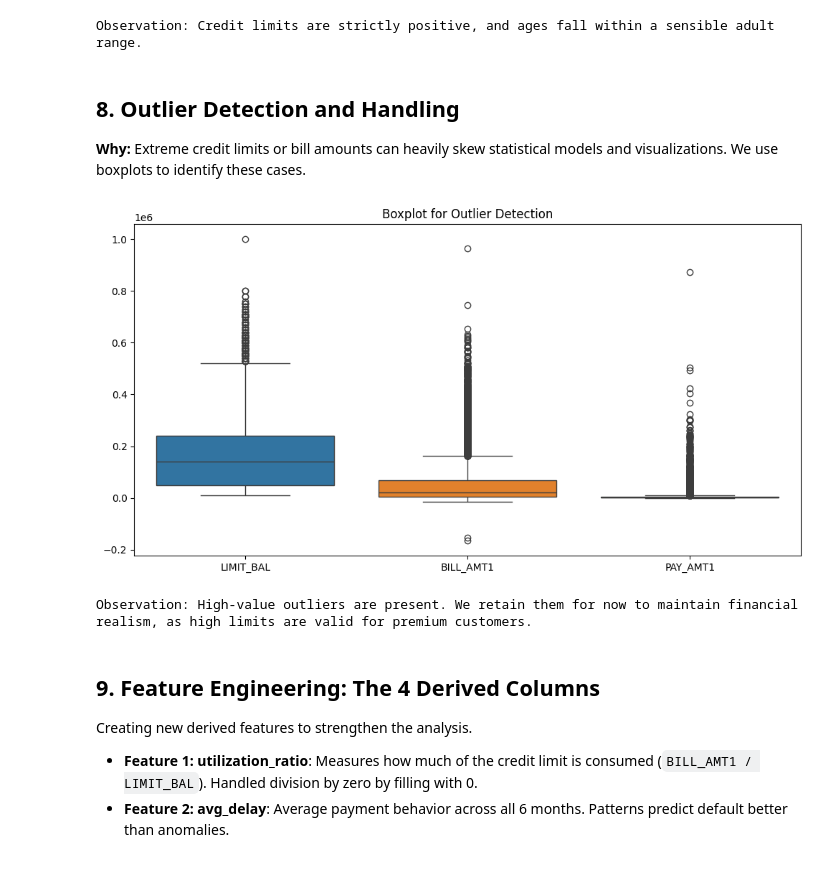
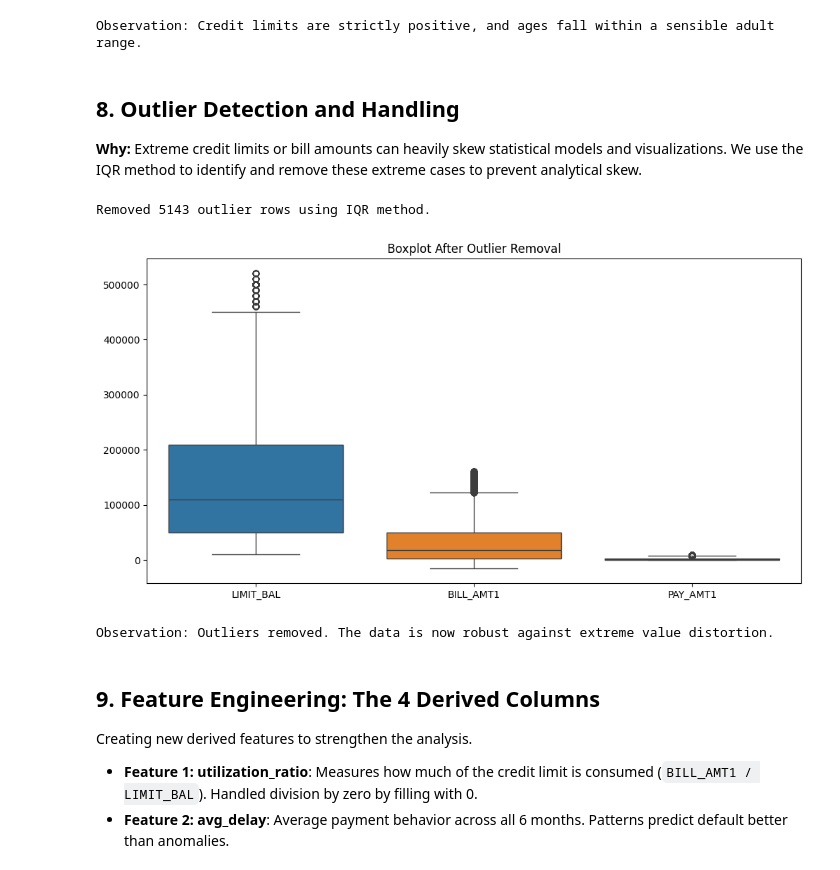
Before and after one commit to mrstrange1708/SectionD_G-3_UCI_Credit_Card., a Jupyter notebook: notebooks/02_cleaning.ipynb, the cells around one changed output. Saved outputs shown, nothing was run; the diff lists cells and outputs as text; code cells hidden in the pictures.

```diff
--- a/notebooks/02_cleaning.ipynb
+++ b/notebooks/02_cleaning.ipynb
@@ -92,20 +92,36 @@ print('\nObservation: Credit limits are strictly positive, and ages fall within
 Observation: Credit limits are strictly positive, and ages fall within a sensible adult range.
 # %% [markdown]
 ## 8. Outlier Detection and Handling
-**Why:** Extreme credit limits or bill amounts can heavily skew statistical models and visualizations. We use boxplots to identify these cases.
+**Why:** Extreme credit limits or bill amounts can heavily skew statistical models and visualizations. We use the IQR method to identify and remove these extreme cases to prevent analytical skew.
 # %%
 import matplotlib.pyplot as plt
 import seaborn as sns
 
+# Outlier Removal using IQR
+cols_to_check = ['LIMIT_BAL', 'BILL_AMT1', 'PAY_AMT1']
+before_shape = df.shape[0]
+
+for col in cols_to_check:
+    Q1 = df[col].quantile(0.25)
+    Q3 = df[col].quantile(0.75)
+    IQR = Q3 - Q1
+    lower_bound = Q1 - 1.5 * IQR
+    upper_bound = Q3 + 1.5 * IQR
+    df = df[(df[col] >= lower_bound) & (df[col] <= upper_bound)]
+
+after_shape = df.shape[0]
+print(f"Removed {before_shape - after_shape} outlier rows using IQR method.\n")
+
 plt.figure(figsize=(12, 6))
 sns.boxplot(data=df[['LIMIT_BAL', 'BILL_AMT1', 'PAY_AMT1']])
-plt.title('Boxplot for Outlier Detection')
+plt.title('Boxplot After Outlier Removal')
 plt.show()
 
-print('Observation: High-value outliers are present. We retain them for now to maintain financial realism, as high limits are valid for premium customers.')
+print('Observation: Outliers removed. The data is now robust against extreme value distortion.')
 # %% [output]
+Removed 5143 outlier rows using IQR method.
-[figure, old version]
+[figure, new version]
-Observation: High-value outliers are present. We retain them for now to maintain financial realism, as high limits are valid for premium customers.
+Observation: Outliers removed. The data is now robust against extreme value distortion.
 # %% [markdown]
 ## 9. Feature Engineering: The 4 Derived Columns
 Creating new derived features to strengthen the analysis.
```
Also changed, not shown: parts of 2 cells of this notebook, 6 other files.
